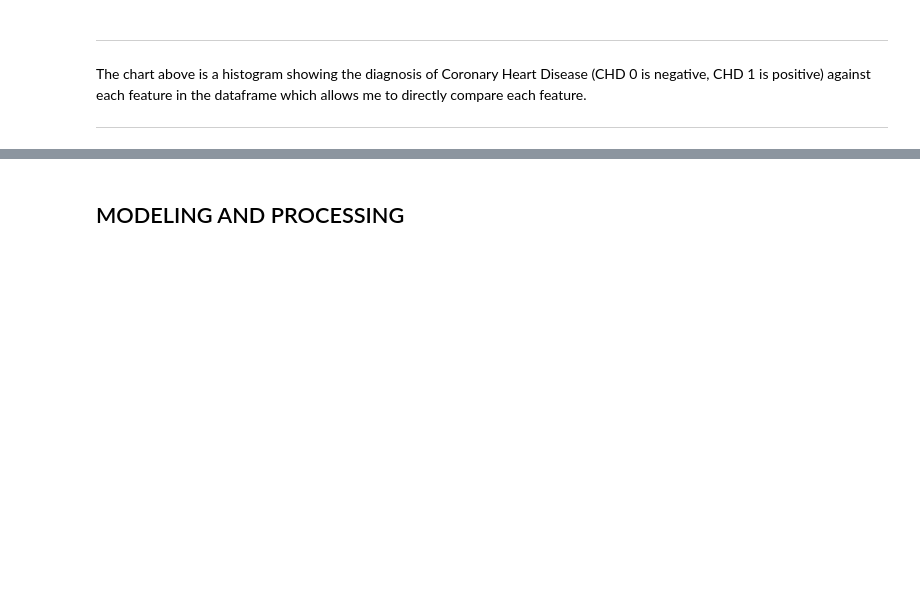
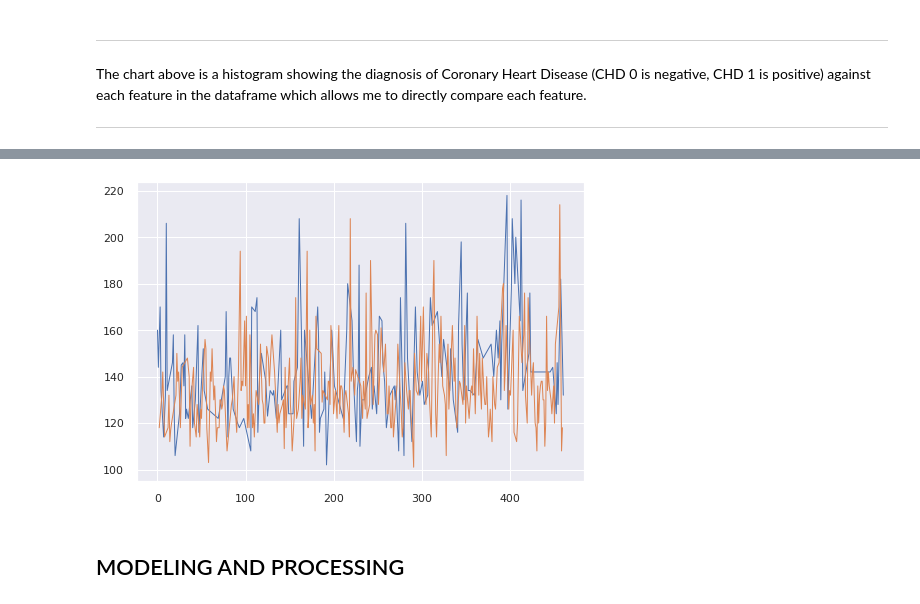
Before and after one commit to sjbriggsdev/cd_finalproject, a Jupyter notebook: Final_Project_Predict_Heart_Disease.ipynb, the cells around one changed output, grey strips where cells are left out. Saved outputs shown, nothing was run; the diff lists cells and outputs as text; code cells hidden in the pictures; blank space fills up the shorter version.

```diff
--- a/Final_Project_Predict_Heart_Disease.ipynb
+++ b/Final_Project_Predict_Heart_Disease.ipynb
@@ -246,3 +294,9 @@ which allows me to directly compare each feature.
+# %%
+plt.plot(df.loc[df['chd']==1,'sbp'],linewidth=1.0)
+plt.plot(df.loc[df['chd']==0,'sbp'],linewidth=1.0)
+plt.show()
+# %% [output]
+[figure, added]
 # %% [markdown]
 ## MODELING AND PROCESSING
 # %%
```
Also changed, not shown: parts of 8 cells of this notebook.
